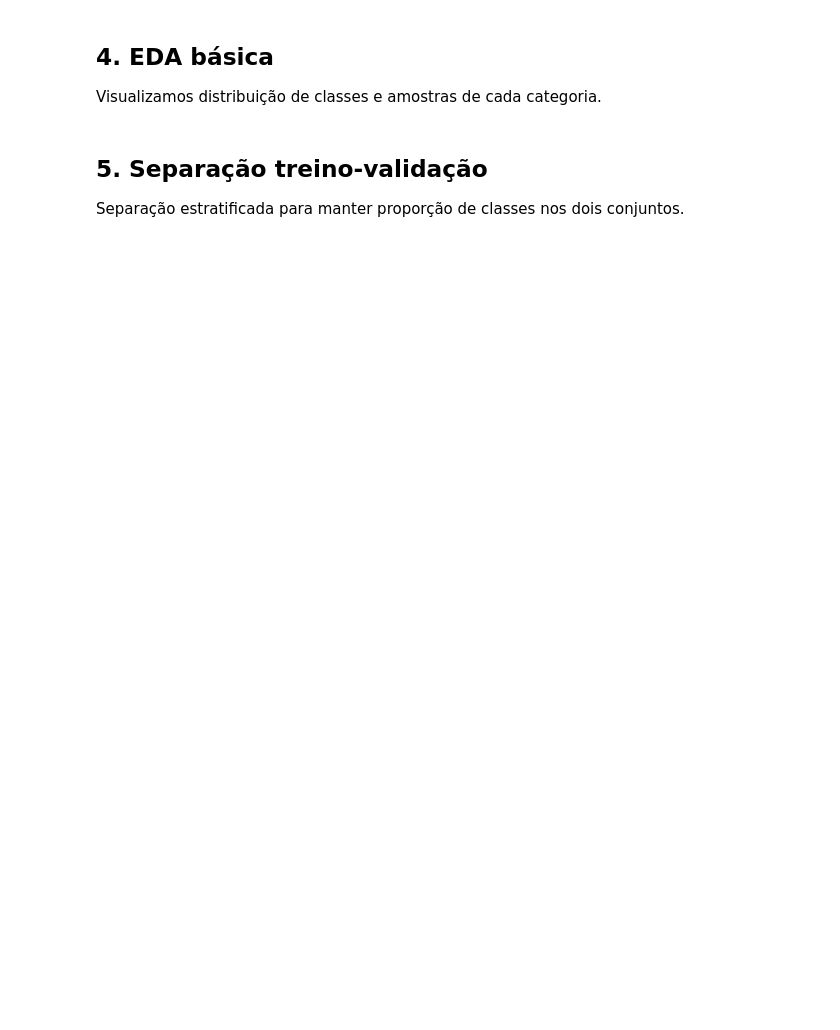
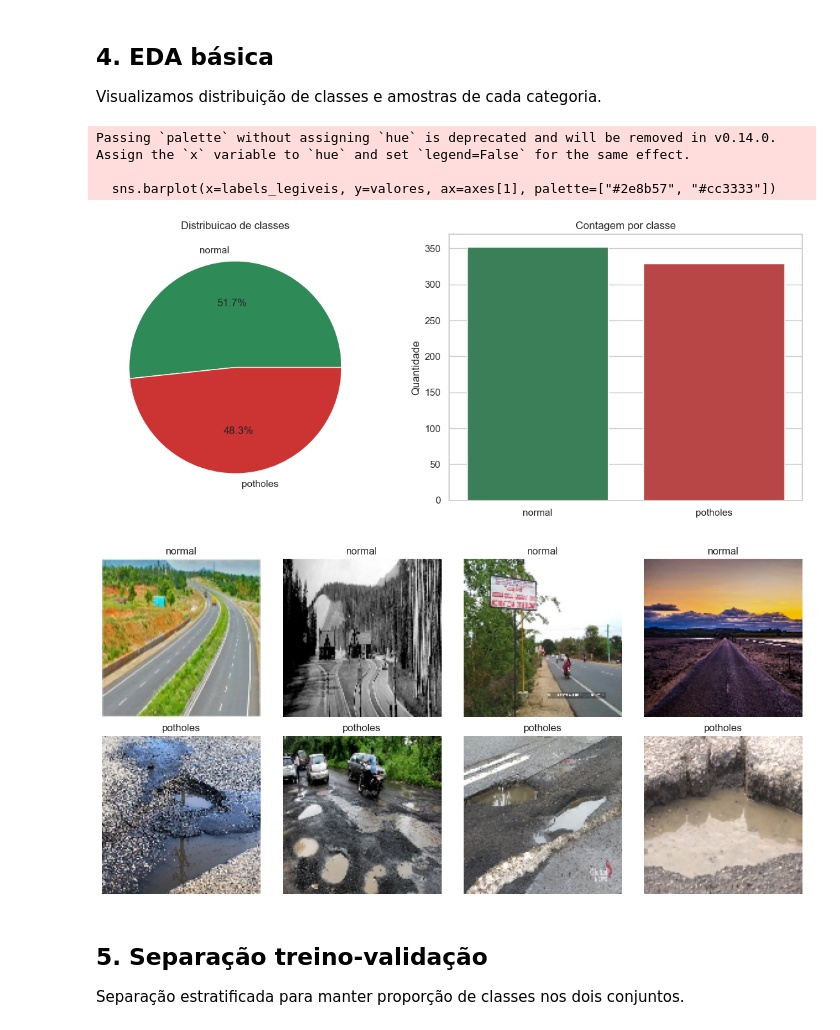
Before and after one commit to LuccaRomagnolli/Civil-Engineering, a Jupyter notebook: notebooks/whole-detection/deteccao-buracos-cnn-baseline.ipynb, the cells around one changed output. Drawn from its saved outputs; the diff is of its cells as text; code cells hidden in the pictures; blank space fills up the shorter version.

```diff
--- a/notebooks/whole-detection/deteccao-buracos-cnn-baseline.ipynb
+++ b/notebooks/whole-detection/deteccao-buracos-cnn-baseline.ipynb
@@ -76,36 +92,42 @@ print(f"Distribuicao de classes: {distribuicao}")
 
 Visualizamos distribuição de classes e amostras de cada categoria.
 # %%
-labels_legiveis = ["normal", "buracos"]
-valores = [int(np.sum(y == MAPA_CLASSES["normal"])), int(np.sum(y == MAPA_CLASSES["buracos"]))]
+labels_legiveis = ["normal", "potholes"]
+valores = [int(np.sum(y == MAPA_CLASSES["normal"])), int(np.sum(y == MAPA_CLASSES["potholes"]))]
 
 fig, axes = plt.subplots(1, 2, figsize=(12, 5))
 axes[0].pie(valores, labels=labels_legiveis, autopct="%1.1f%%", colors=["#2e8b57", "#cc3333"])
 axes[0].set_title("Distribuicao de classes")
 
 sns.barplot(x=labels_legiveis, y=valores, ax=axes[1], palette=["#2e8b57", "#cc3333"])
 axes[1].set_title("Contagem por classe")
 axes[1].set_ylabel("Quantidade")
 plt.tight_layout()
 plt.show()
 
 # Exibe 4 amostras de cada classe para inspecao visual rapida.
 fig, axes = plt.subplots(2, 4, figsize=(12, 6))
 indices_normal = np.where(y == MAPA_CLASSES["normal"])[0][:4]
-indices_buracos = np.where(y == MAPA_CLASSES["buracos"])[0][:4]
+indices_potholes = np.where(y == MAPA_CLASSES["potholes"])[0][:4]
 
 for i, idx in enumerate(indices_normal):
     axes[0, i].imshow(X[idx])
     axes[0, i].set_title("normal")
     axes[0, i].axis("off")
 
-for i, idx in enumerate(indices_buracos):
+for i, idx in enumerate(indices_potholes):
     axes[1, i].imshow(X[idx])
-    axes[1, i].set_title("buracos")
+    axes[1, i].set_title("potholes")
     axes[1, i].axis("off")
 
 plt.tight_layout()
 plt.show()
+# %% [output]
+Passing `palette` without assigning `hue` is deprecated and will be removed in v0.14.0. Assign the `x` variable to `hue` and set `legend=False` for the same effect.
+
+  sns.barplot(x=labels_legiveis, y=valores, ax=axes[1], palette=["#2e8b57", "#cc3333"])
+[figure, added]
+[figure, added]
 # %% [markdown]
 ## 5. Separação treino-validação
 
```
Also changed, not shown: parts of 15 cells of this notebook.
